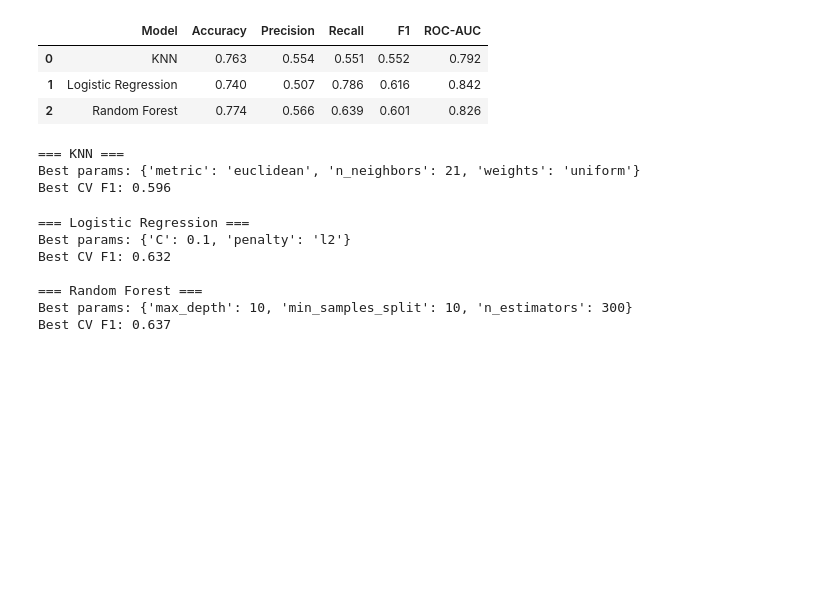
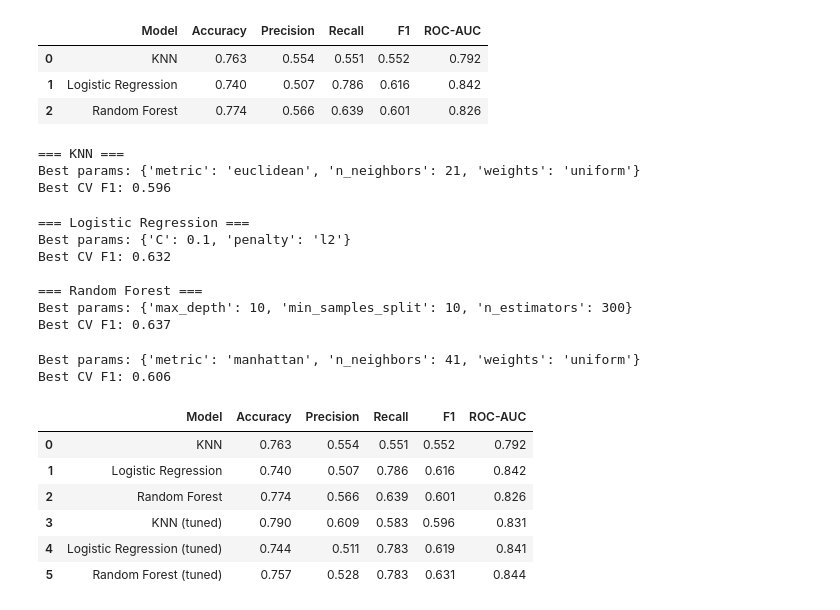
Before and after one commit to Ometh24/Telco_churn_prediction, a Jupyter notebook: Task2_preprocessing_models.ipynb, the cells around one changed output. Drawn from its saved outputs; the diff is of its cells as text; code cells hidden in the pictures; blank space fills up the shorter version.

```diff
--- a/Task2_preprocessing_models.ipynb
+++ b/Task2_preprocessing_models.ipynb
@@ -182,3 +182,51 @@ Best CV F1: 0.632
 === Random Forest ===
 Best params: {'max_depth': 10, 'min_samples_split': 10, 'n_estimators': 300}
 Best CV F1: 0.637
+# %%
+knn_grid = {
+    "n_neighbors": [15, 21, 27, 33, 41, 51],
+    "weights": ["uniform", "distance"],
+    "metric": ["euclidean", "manhattan"],
+}
+knn_search = GridSearchCV(KNeighborsClassifier(), knn_grid, scoring="f1", cv=cv, n_jobs=-1)
+knn_search.fit(X_train_scaled, y_train)
+
+print("Best params:", knn_search.best_params_)
+print("Best CV F1:", round(knn_search.best_score_, 3))
+
+best_models["KNN"] = knn_search.best_estimator_
+# %% [output]
+Best params: {'metric': 'manhattan', 'n_neighbors': 41, 'weights': 'uniform'}
+Best CV F1: 0.606
+# %%
+tuned_sets = {
+    "KNN": X_test_scaled,
+    "Logistic Regression": X_test_scaled,
+    "Random Forest": X_test,
+}
+
+rows = []
+for name, X_t in tuned_sets.items():
+    model = best_models[name]
+    pred = model.predict(X_t)
+    proba = model.predict_proba(X_t)[:, 1]
+    rows.append({
+        "Model": name + " (tuned)",
+        "Accuracy": accuracy_score(y_test, pred),
+        "Precision": precision_score(y_test, pred),
+        "Recall": recall_score(y_test, pred),
+        "F1": f1_score(y_test, pred),
+        "ROC-AUC": roc_auc_score(y_test, proba),
+    })
+
+tuned_df = pd.DataFrame(rows).round(3)
+comparison = pd.concat([baseline_df, tuned_df], ignore_index=True)
+comparison
+# %% [output]
+|  | Model | Accuracy | Precision | Recall | F1 | ROC-AUC |
+| 0 | KNN | 0.763 | 0.554 | 0.551 | 0.552 | 0.792 |
+| 1 | Logistic Regression | 0.740 | 0.507 | 0.786 | 0.616 | 0.842 |
+| 2 | Random Forest | 0.774 | 0.566 | 0.639 | 0.601 | 0.826 |
+| 3 | KNN (tuned) | 0.790 | 0.609 | 0.583 | 0.596 | 0.831 |
+| 4 | Logistic Regression (tuned) | 0.744 | 0.511 | 0.783 | 0.619 | 0.841 |
+| 5 | Random Forest (tuned) | 0.757 | 0.528 | 0.783 | 0.631 | 0.844 |
```
Also changed, not shown: parts of 1 cell of this notebook, 1 other file.
